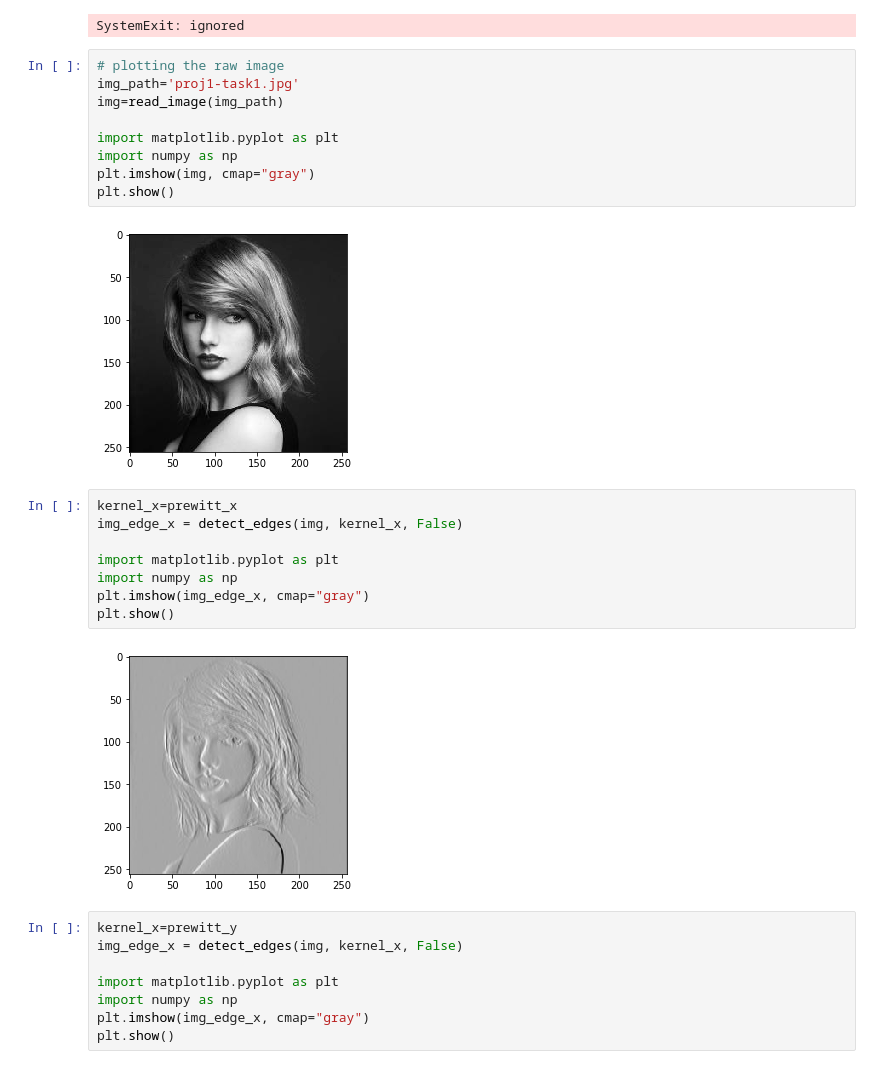
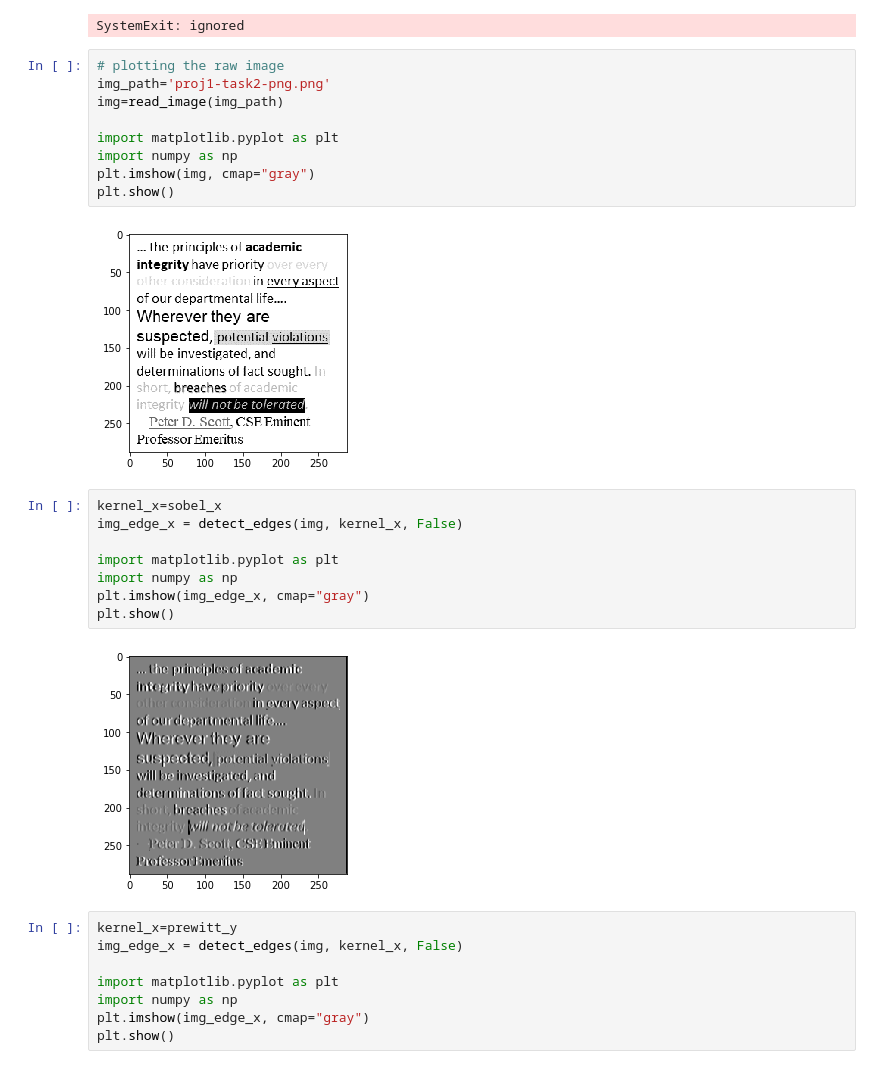
Before and after one commit to vimalkumarasamy/computer_vision, a Jupyter notebook: CV_Task1_Edge_detection.ipynb, the cells around one changed output. Saved outputs shown, nothing was run; the diff lists cells and outputs as text.

```diff
--- a/CV_Task1_Edge_detection.ipynb
+++ b/CV_Task1_Edge_detection.ipynb
@@ -251,17 +258,17 @@ ipykernel_launcher.py: error: unrecognized arguments: -f /root/.local/share/jupy
 SystemExit: ignored
 # %%
 # plotting the raw image
-img_path='proj1-task1.jpg'
+img_path='proj1-task2-png.png'
 img=read_image(img_path)
 
 import matplotlib.pyplot as plt
 import numpy as np
 plt.imshow(img, cmap="gray")
 plt.show()
 # %% [output]
-[figure, old version]
+[figure, new version]
 # %%
-kernel_x=prewitt_x
+kernel_x=sobel_x
 img_edge_x = detect_edges(img, kernel_x, False)
 
 import matplotlib.pyplot as plt
@@ -269,7 +276,7 @@ import numpy as np
 plt.imshow(img_edge_x, cmap="gray")
 plt.show()
 # %% [output]
-[figure, old version]
+[figure, new version]
 # %%
 kernel_x=prewitt_y
 img_edge_x = detect_edges(img, kernel_x, False)
```
Also changed, not shown: parts of 6 cells of this notebook.
